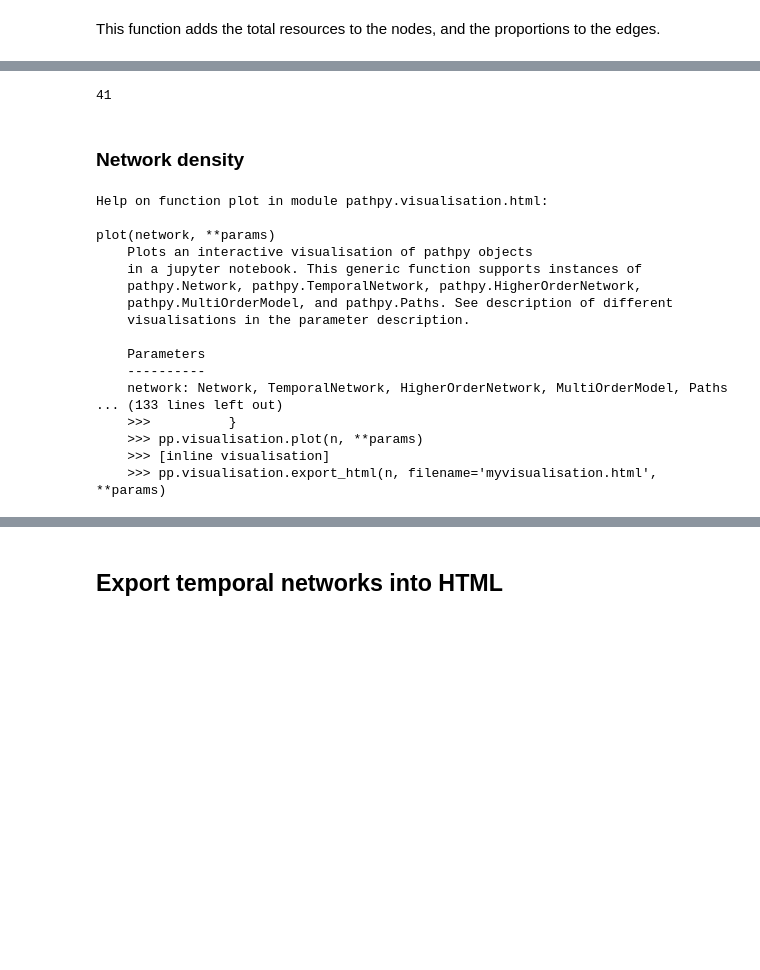
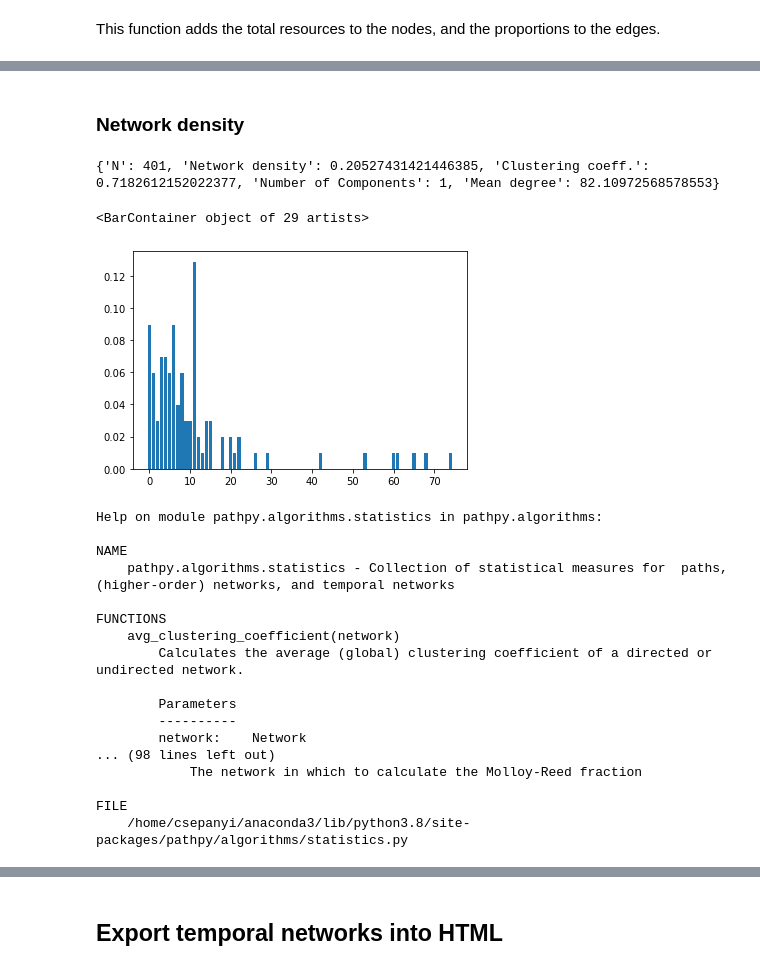
Before and after one commit to csepanyij/master-thesis, a Jupyter notebook: notebooks/static_nets.ipynb, the cells around one changed output, grey strips where cells are left out. Drawn from its saved outputs; the diff is of its cells as text; code cells hidden in the pictures; blank space fills up the shorter version.

```diff
--- a/notebooks/static_nets.ipynb
+++ b/notebooks/static_nets.ipynb
@@ -231,29 +231,65 @@ style = {
 pp.visualisation.plot(n6, **style)
 # %% [output]
 [interactive output not drawn]
-# %%
-len(n2.nodes)
-# %% [output]
-41
 # %% [markdown]
 ### Network density
+# %%
+def network_stats(n):
+    d = {}
+    N = len(n.nodes)
+
+    # Node count
+    d['N'] = N
+
+    # Network density
+    d['Network density'] = len(n.edges) / (N * (N - 1)) if N > 1 else 0
+
+    # Clustering coefficient
+    d['Clustering coeff.'] = pp.algorithms.statistics.avg_clustering_coefficient(n)
+
+    # COnnected components
+    d['Number of Components'] = len(pp.algorithms.components.connected_components(n))
+    #d['Connected Components'] = pp.algorithms.components.connected_components(n)
+
+    # Degree distribution
+    #d['Indegree dist.'] = pp.algorithms.statistics.degree_dist(n, degree='indegree')
+    #d['Outdegree dist.'] = pp.algorithms.statistics.degree_dist(n, degree='indegree')
+
+    # Average degree
+    d['Mean degree'] = pp.algorithms.statistics.mean_degree(n, degree='indegree')
+    #d['Mean outdegree'] = pp.algorithms.statistics.mean_degree(n, degree='indegree')
+    return d
+
+print(network_stats(n1))
+# %% [output]
+{'N': 401, 'Network density': 0.20527431421446385, 'Clustering coeff.': 0.7182612152022377, 'Number of Components': 1, 'Mean degree': 82.10972568578553}
+# %%
+stats = network_stats(n1)
+
+keys = stats['Outdegree dist.'].keys()
+values = stats['Outdegree dist.'].values()
+#plt.figure(figsize=(20,5))
+plt.bar(keys, values)
+# %% [output]
+<BarContainer object of 29 artists>
+[figure, added]
 # %%
-help(pp.visualisation.plot)
+help(pp.algorithms.statistics)
 # %% [output]
-Help on function plot in module pathpy.visualisation.html:
+Help on module pathpy.algorithms.statistics in pathpy.algorithms:
 
-plot(network, **params)
-    Plots an interactive visualisation of pathpy objects
-    in a jupyter notebook. This generic function supports instances of
-    pathpy.Network, pathpy.TemporalNetwork, pathpy.HigherOrderNetwork,
-    pathpy.MultiOrderModel, and pathpy.Paths. See description of different
-    visualisations in the parameter description.
+NAME
+    pathpy.algorithms.statistics - Collection of statistical measures for  paths, (higher-order) networks, and temporal networks
 
-    Parameters
-    ----------
-    network: Network, TemporalNetwork, HigherOrderNetwork, MultiOrderModel, Paths
-... (133 lines left out)
-    >>>          }
-    >>> pp.visualisation.plot(n, **params)
-    >>> [inline visualisation]
-    >>> pp.visualisation.export_html(n, filename='myvisualisation.html', **params)
+FUNCTIONS
+    avg_clustering_coefficient(network)
+        Calculates the average (global) clustering coefficient of a directed or undirected network.
+
+        Parameters
+        ----------
+        network:    Network
+... (98 lines left out)
+            The network in which to calculate the Molloy-Reed fraction
+
+FILE
+    /home/csepanyi/anaconda3/lib/python3.8/site-packages/pathpy/algorithms/statistics.py
```
Also changed, not shown: parts of 5 cells of this notebook, 9 other files.
